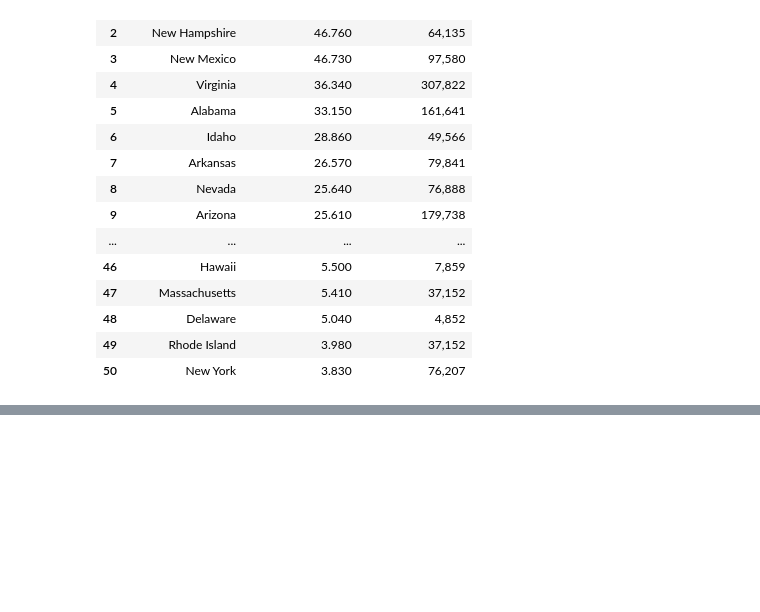
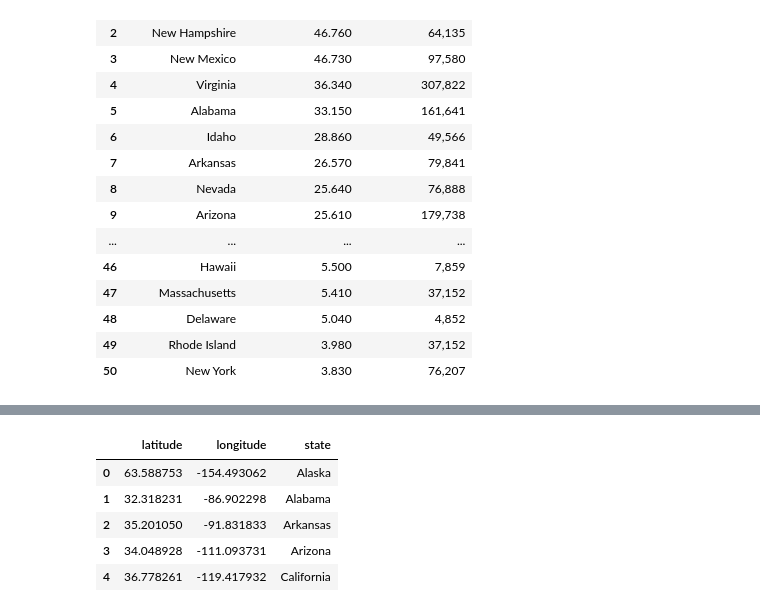
Before and after one commit to gucaselo/MAS-Project, a Jupyter notebook: scraped_cleaned_data.ipynb, the cells around one changed output, grey strips where cells are left out. Saved outputs shown, nothing was run; the diff lists cells and outputs as text; code cells hidden in the pictures; blank space fills up the shorter version.

```diff
--- a/scraped_cleaned_data.ipynb
+++ b/scraped_cleaned_data.ipynb
@@ -453,0 +495,10 @@ gun_ownership_df.to_csv("data/gun_ownership_clean.csv", index=False)
+# %%
+state_df = state_df.rename(columns={'name':'state'})
+state_df.head()
+# %% [output]
+|  | latitude | longitude | state |
+| 0 | 63.588753 | -154.493062 | Alaska |
+| 1 | 32.318231 | -86.902298 | Alabama |
+| 2 | 35.201050 | -91.831833 | Arkansas |
+| 3 | 34.048928 | -111.093731 | Arizona |
+| 4 | 36.778261 | -119.417932 | California |
```
Also changed, not shown: parts of 12 cells of this notebook, 3 other files.
